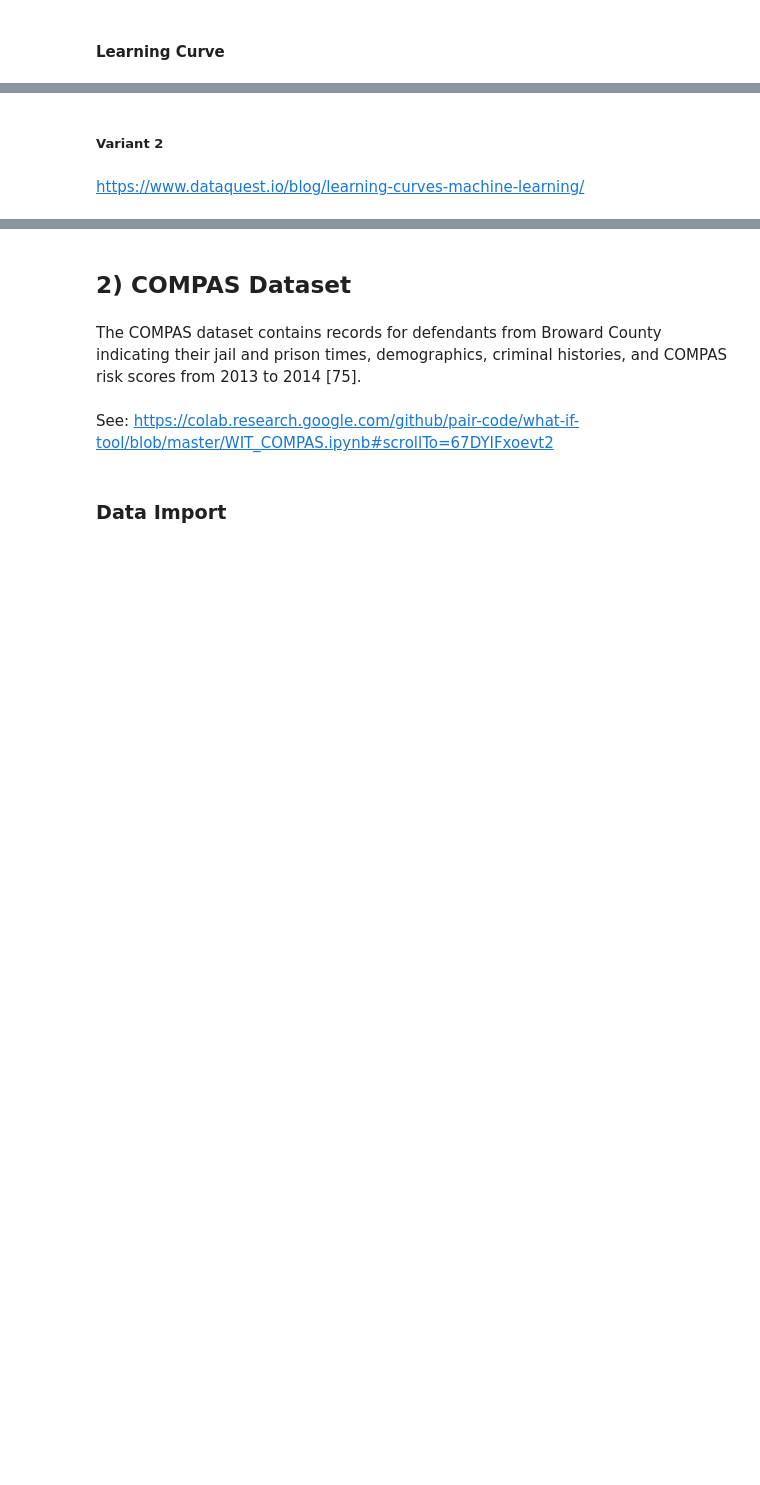
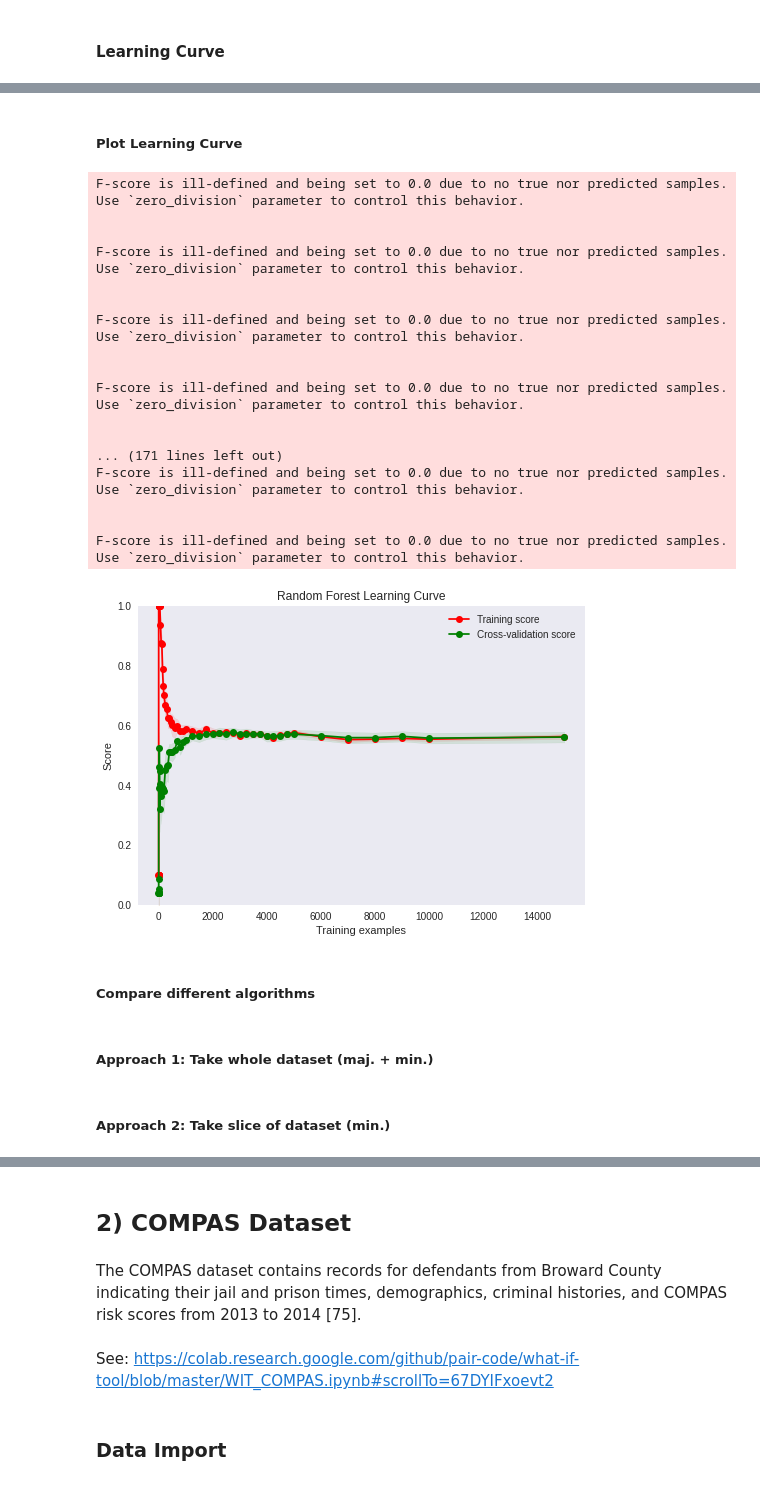
Before and after one commit to NilsBahr94/Master_Thesis_Algorithmic-Bias-in-AI, a Jupyter notebook: Master_Thesis_Algorithmic_Bias_Analysis.ipynb, the cells around one changed output, grey strips where cells are left out. Drawn from its saved outputs; the diff is of its cells as text; code cells hidden in the pictures; blank space fills up the shorter version.

```diff
--- a/Master_Thesis_Algorithmic_Bias_Analysis.ipynb
+++ b/Master_Thesis_Algorithmic_Bias_Analysis.ipynb
@@ -616,8 +674,0 @@ Execute train/test split.
-# %%
-# Execute Train/test split
-
-from sklearn.model_selection import train_test_split
-X_train, X_test, y_train, y_test = train_test_split(df_3_adult_train_input,
-                                                    df_3_adult_train_label,
-                                                    test_size=0.3,
-                                                    random_state=21) # seed for random number generator
@@ -626,12 +674,0 @@ Train with **selected classification method**.
-# %%
-# Train Algorithm - Cross Validation
-
-from sklearn.neighbors import KNeighborsClassifier    # k-NN
-from sklearn.ensemble import RandomForestClassifier   # Random Forest
-
-# Setup
-knn = KNeighborsClassifier(n_neighbors=6) # To Do: Check appropriatness of hyperparameter
-
-
-# Train
-knn.fit(df_3_adult_train_input, df_3_adult_train_label)
@@ -845,4 +912,0 @@ plot_learning_curve(estimator=knn, title="k-nn Learning Curve", X = df_3_adult_t
-# %% [markdown]
-##### Variant 2
-# %% [markdown]
-https://www.dataquest.io/blog/learning-curves-machine-learning/
@@ -923,0 +913,48 @@ for model, i in [(RandomForestClassifier(), 1)]:
+# %% [markdown]
+##### Plot Learning Curve
+# %%
+from sklearn.metrics import make_scorer
+from sklearn.metrics import f1_score
+
+# Define arguments
+f1 = make_scorer(f1_score) # theoretically, set (zero_division=1)
+random_forest = RandomForestClassifier(n_estimators = 100, max_leaf_nodes = 12)
+sizes = [1, 2, 3, 4, 5, 6, 7, 8, 9, 10, 20, 30, 40, 50, 75, 100, 125, 150, 175, 200, 250, 300,
+             350, 400, 450, 500, 600, 700, 800, 900, 1000, 1250, 1500, 1750,
+             2000, 2250, 2500, 2750, 3000, 3250, 3500, 3750, 4000, 4250, 4500,
+             4750, 5000, 6000, 7000, 8000, 9000, 10000, 15000]
+
+# Plot actual learning curve
+
+# plt.figure(figsize = (30,10))
+plot_learning_curve(estimator = random_forest,
+                    title = "Random Forest Learning Curve",
+                    X = df_3_adult_train_input, y = df_3_adult_train_label,
+                    cv = 10,
+                    scoring = f1,
+                    ylim = (0, 1),
+                    train_sizes = sizes)
+
+from matplotlib.pyplot import figure
+# plt.figure(num=None, figsize=(10, 8), dpi=80, facecolor='w', edgecolor='k')
+# %% [output]
+F-score is ill-defined and being set to 0.0 due to no true nor predicted samples. Use `zero_division` parameter to control this behavior.
+
+
+F-score is ill-defined and being set to 0.0 due to no true nor predicted samples. Use `zero_division` parameter to control this behavior.
+
+
+F-score is ill-defined and being set to 0.0 due to no true nor predicted samples. Use `zero_division` parameter to control this behavior.
+
+
+F-score is ill-defined and being set to 0.0 due to no true nor predicted samples. Use `zero_division` parameter to control this behavior.
+
+
+... (171 lines left out)
+F-score is ill-defined and being set to 0.0 due to no true nor predicted samples. Use `zero_division` parameter to control this behavior.
+
+
+F-score is ill-defined and being set to 0.0 due to no true nor predicted samples. Use `zero_division` parameter to control this behavior.
+[figure, added]
+# %% [markdown]
+##### Compare different algorithms
@@ -923,0 +1017,2 @@ for model, i in [(RandomForestClassifier(), 1)]:
+# %% [markdown]
+##### Approach 1: Take whole dataset (maj. + min.)
@@ -923,0 +1047,2 @@ for model, i in [(RandomForestClassifier(), 1)]:
+# %% [markdown]
+##### Approach 2: Take slice of dataset (min.)
```
Also changed, not shown: parts of 65 cells of this notebook.
